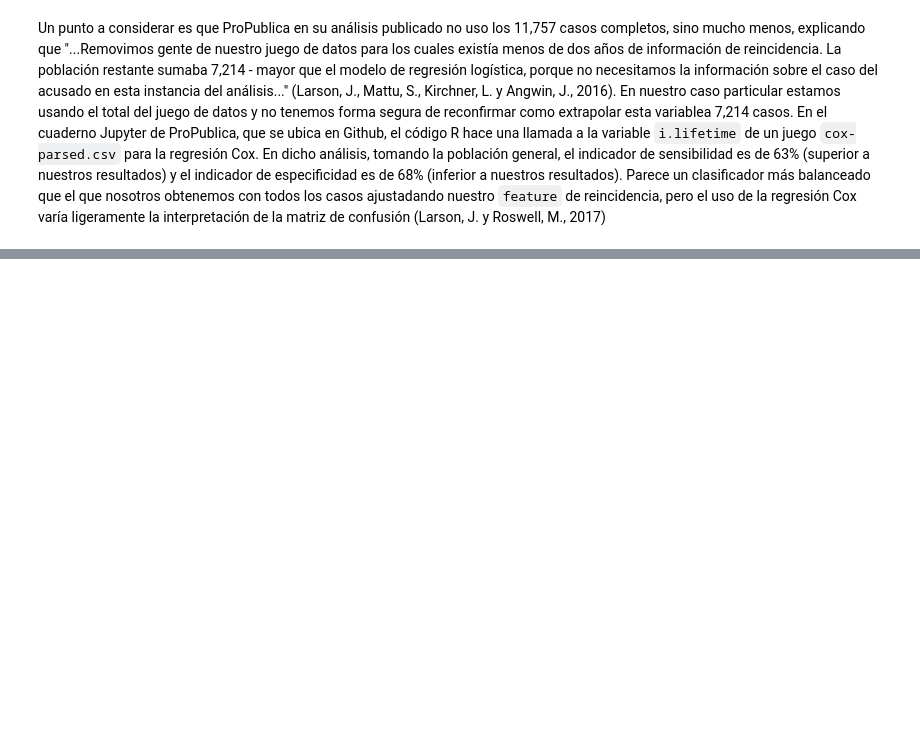
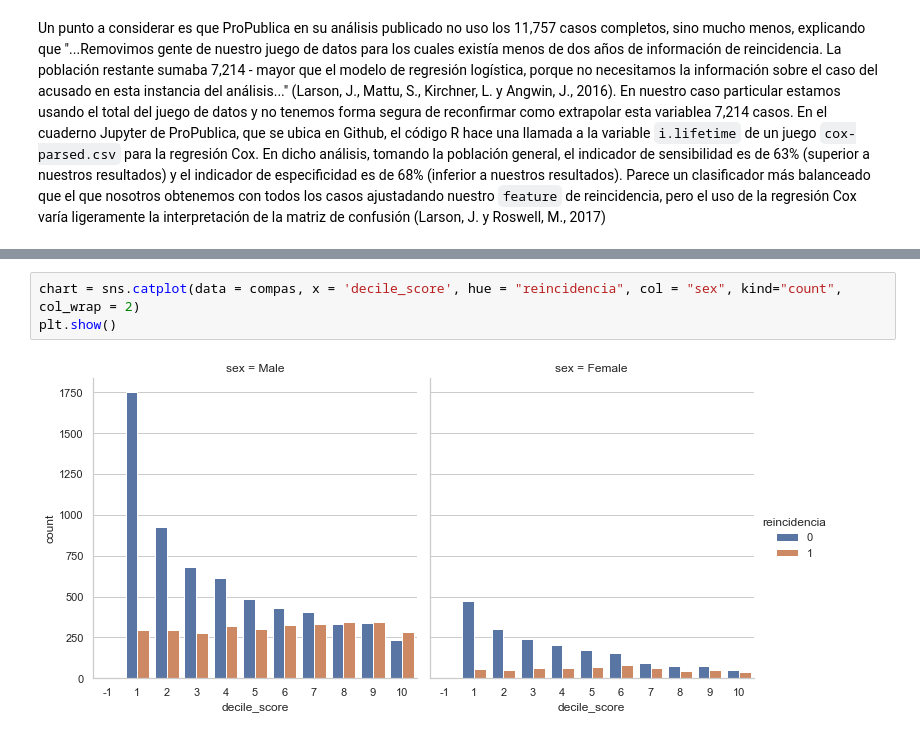
Before and after one commit to ameilij/MDS, a Jupyter notebook: AMV/AMV-FINAL-CP-COMPAS.ipynb, the cells around one changed output, grey strips where cells are left out. Drawn from its saved outputs; the diff is of its cells as text; blank space fills up the shorter version.

```diff
--- a/AMV/AMV-FINAL-CP-COMPAS.ipynb
+++ b/AMV/AMV-FINAL-CP-COMPAS.ipynb
@@ -297,0 +338,5 @@ Un punto a considerar es que ProPublica en su análisis publicado no uso los 11,
+# %%
+chart = sns.catplot(data = compas, x = 'decile_score', hue = "reincidencia", col = "sex", kind="count", col_wrap = 2)
+plt.show()
+# %% [output]
+[figure, added]
```
Also changed, not shown: parts of 21 cells of this notebook.
